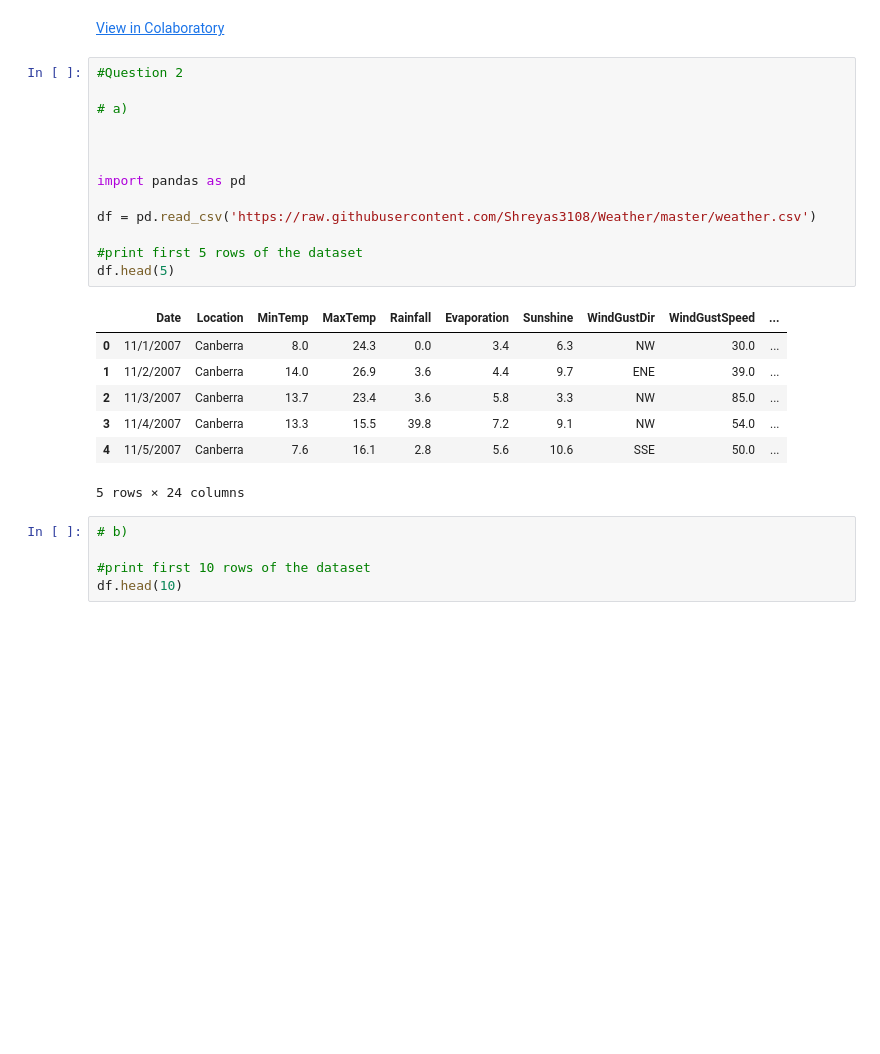
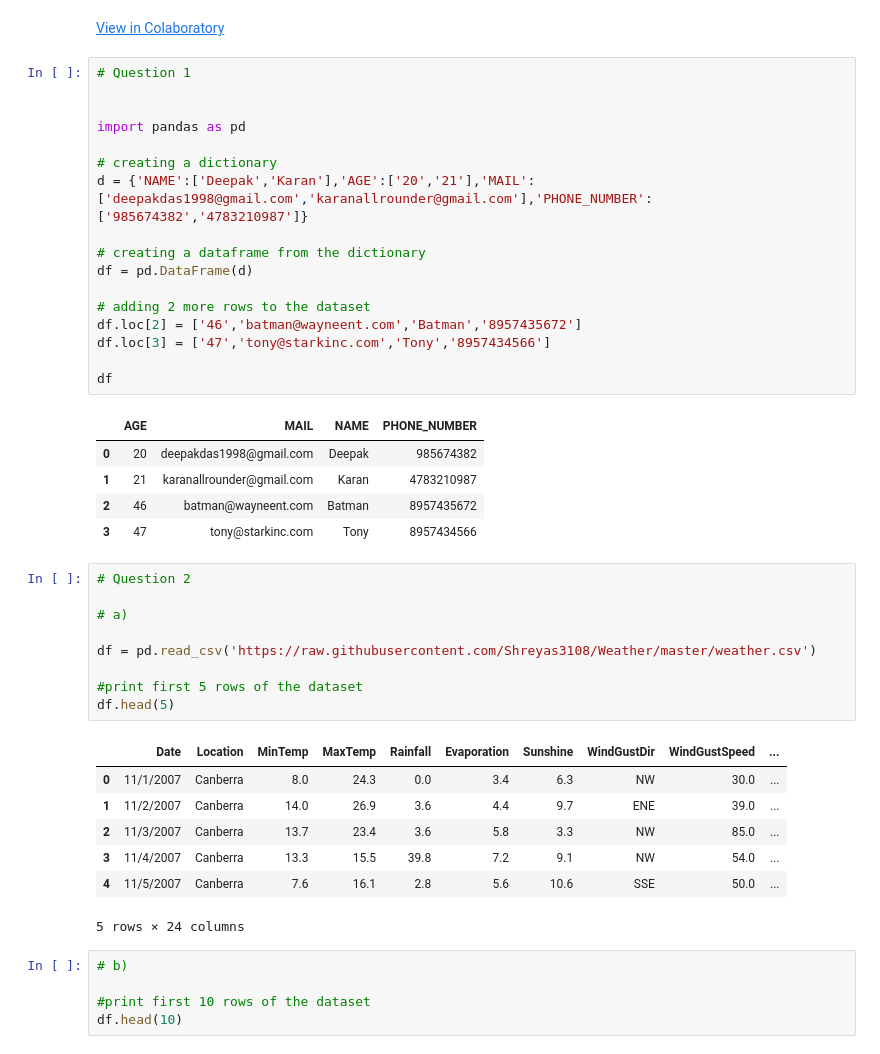
Before and after one commit to dD2405/ML_ON1-Acadview, a Jupyter notebook: Assignment_4.ipynb, the cells around one changed output. Saved outputs shown, nothing was run; the diff lists cells and outputs as text; blank space fills up the shorter version.

```diff
--- a/Assignment_4.ipynb
+++ b/Assignment_4.ipynb
@@ -1,13 +1,32 @@
 # %% [markdown]
 [View in Colaboratory](https://colab.research.google.com/github/dD2405/ML_ON1-Acadview/blob/master/Assignment_4.ipynb)
+# %%
+# Question 1
+
+
+import pandas as pd
+
+# creating a dictionary
+d = {'NAME':['Deepak','Karan'],'AGE':['20','21'],'MAIL':['deepakdas1998@gmail.com','karanallrounder@gmail.com'],'PHONE_NUMBER':['985674382','4783210987']}
+
+# creating a dataframe from the dictionary
+df = pd.DataFrame(d)
+
+# adding 2 more rows to the dataset
+df.loc[2] = ['46','batman@wayneent.com','Batman','8957435672']
+df.loc[3] = ['47','tony@starkinc.com','Tony','8957434566']
+
+df
+# %% [output]
+|  | AGE | MAIL | NAME | PHONE_NUMBER |
+| 0 | 20 | deepakdas1998@gmail.com | Deepak | 985674382 |
+| 1 | 21 | karanallrounder@gmail.com | Karan | 4783210987 |
+| 2 | 46 | batman@wayneent.com | Batman | 8957435672 |
+| 3 | 47 | tony@starkinc.com | Tony | 8957434566 |
 # %%
-#Question 2
+# Question 2
 
 # a)
-
-
-
-import pandas as pd
 
 df = pd.read_csv('https://raw.githubusercontent.com/Shreyas3108/Weather/master/weather.csv')
 
```
Also changed, not shown: parts of 1 cell of this notebook.
